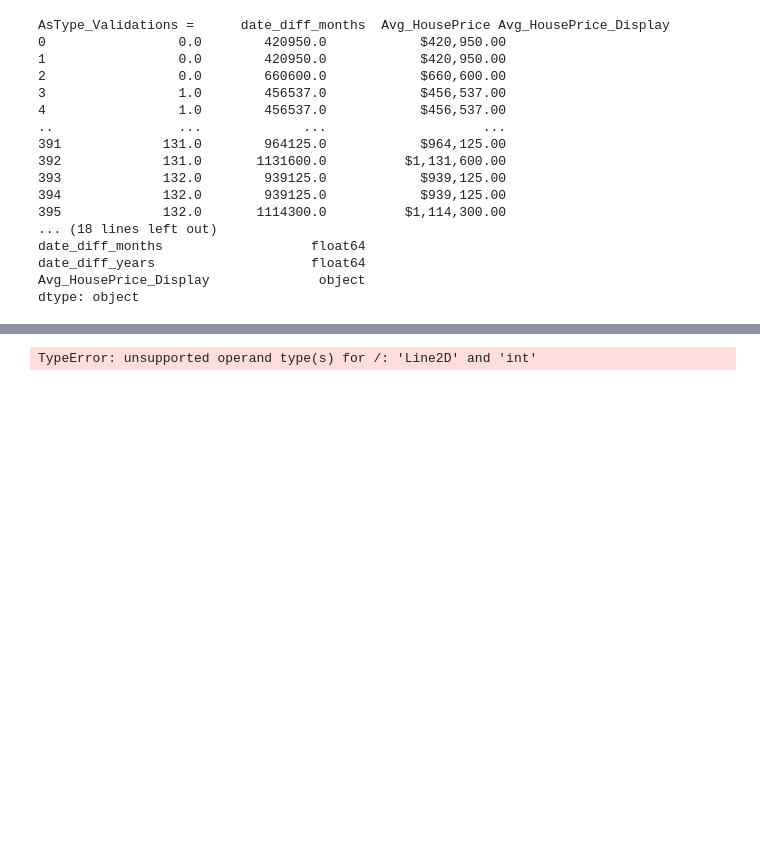
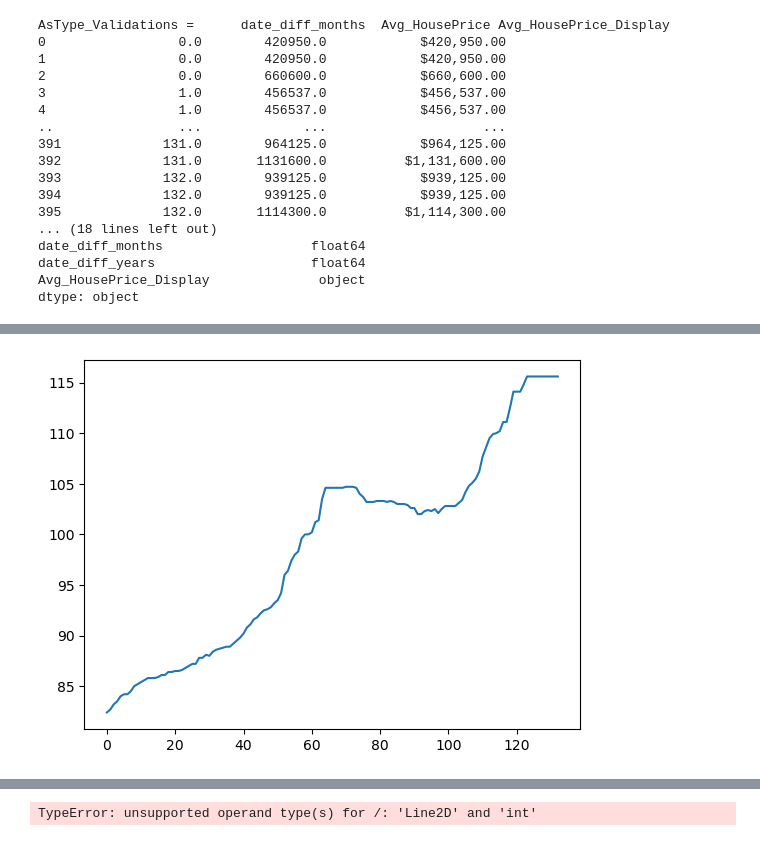
Before and after one commit to Ao-27/Project1_Group1_HousingMarket, a Jupyter notebook: group1_housing_solution.ipynb, the cells around one changed output, grey strips where cells are left out. Cells and saved outputs as stored; diff of their text form; code cells hidden in the pictures; blank space fills up the shorter version.

```diff
--- a/group1_housing_solution.ipynb
+++ b/group1_housing_solution.ipynb
@@ -964,0 +1024,10 @@ StatsCan_Toronto_Plot = plt.plot(
+# %%
+StatsCan_Toronto_Plot2 = plt.plot(
+   Inner_to_Final_City_Filtered_DF.loc[(Inner_to_Final_City_Filtered_DF["UOM"]=="Index, 201612=100") & (Inner_to_Final_City_Filtered_DF["NewHousePrice_Index_Type"]=="Total (house and land)") & (Inner_to_Final_City_Filtered_DF["City_Region"]=="Toronto"),'date_diff_months' ]  # "Year"]
+     ,
+     Inner_to_Final_City_Filtered_DF.loc[(Inner_to_Final_City_Filtered_DF["UOM"]=="Index, 201612=100") & (Inner_to_Final_City_Filtered_DF["City_Region"]=="Toronto"),"VALUE"])
+
+#Simpler approach taken using URL => https://realpython.com/pandas-plot-python/
+#Very code heavy and likely not as dynamic as expected to plot all 3 lines together.
+# %% [output]
+[figure, added]
```
Also changed, not shown: parts of 21 cells of this notebook.
